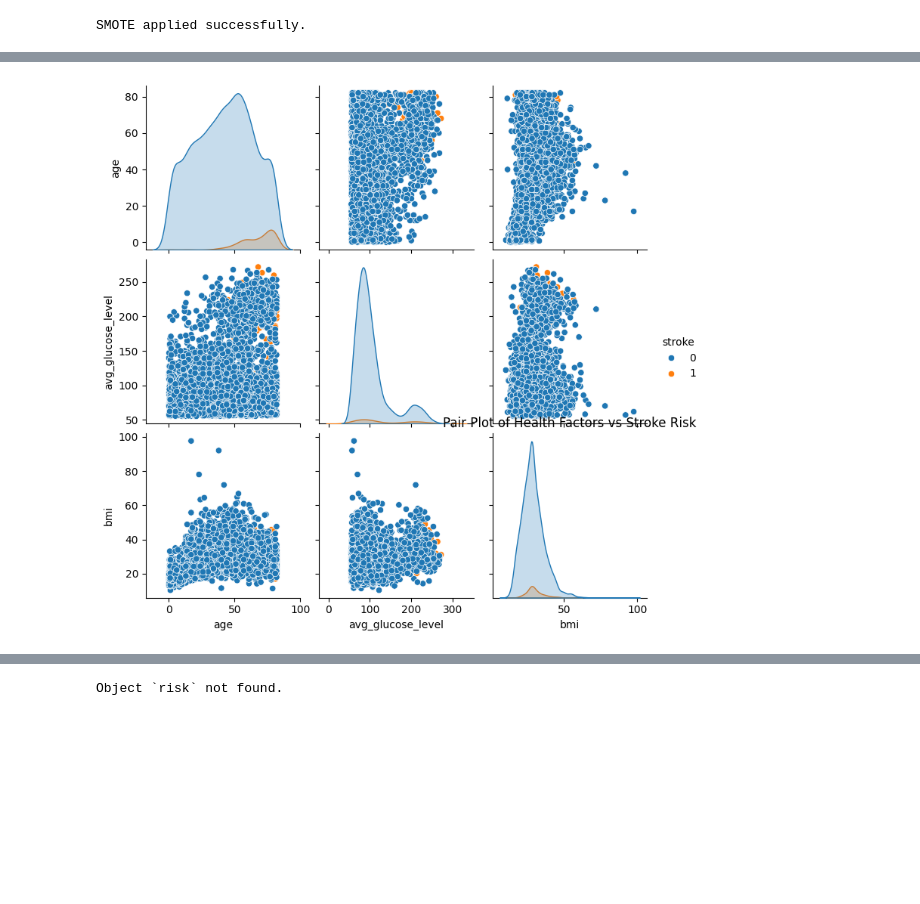
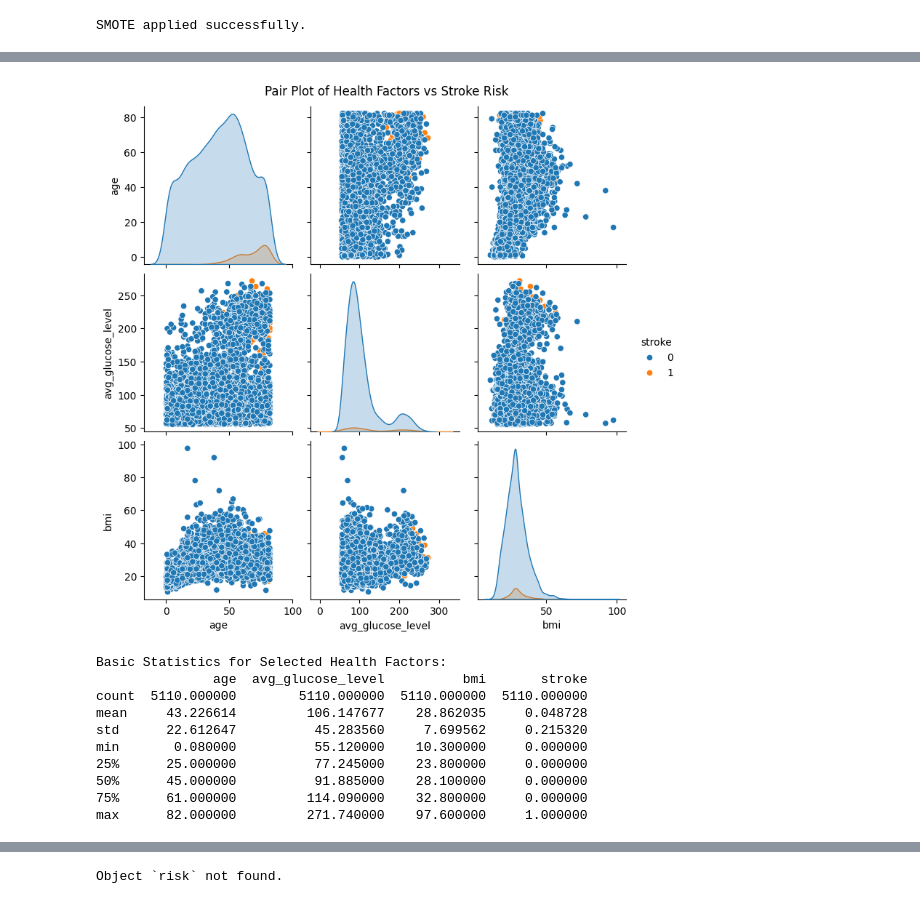
Before and after one commit to janetrodtx/stroke-risk-prediction, a Jupyter notebook: janet.ipynb, the cells around one changed output, grey strips where cells are left out. Saved outputs shown, nothing was run; the diff lists cells and outputs as text; code cells hidden in the pictures; blank space fills up the shorter version.

```diff
--- a/janet.ipynb
+++ b/janet.ipynb
@@ -501,8 +524,28 @@ plt.savefig("correlation_heatmap_stroke_risk.png", dpi=300, bbox_inches='tight')
 # %%
 2. How do health and lifestyle factors interact to influence stroke risk?
 # %%
-sns.pairplot(data, hue='stroke', vars=['age', 'avg_glucose_level', 'bmi'])
-plt.title("Pair Plot of Health Factors vs Stroke Risk")
+# Create a pairplot
+pair_plot = sns.pairplot(data, hue='stroke', vars=['age', 'avg_glucose_level', 'bmi'])
+pair_plot.fig.suptitle("Pair Plot of Health Factors vs Stroke Risk", y=1.02)  # Add title
+
+# Save the plot before showing it
+pair_plot.savefig("pairplot_stroke_risk.png", dpi=300, bbox_inches='tight')
+
+# Show the plot
 plt.show()
+
+# Print basic statistics for the variables being plotted
+print("Basic Statistics for Selected Health Factors:")
+print(data[['age', 'avg_glucose_level', 'bmi', 'stroke']].describe())
 # %% [output]
-[figure, old version]
+[figure, new version]
+Basic Statistics for Selected Health Factors:
+               age  avg_glucose_level          bmi       stroke
+count  5110.000000        5110.000000  5110.000000  5110.000000
+mean     43.226614         106.147677    28.862035     0.048728
+std      22.612647          45.283560     7.699562     0.215320
+min       0.080000          55.120000    10.300000     0.000000
+25%      25.000000          77.245000    23.800000     0.000000
+50%      45.000000          91.885000    28.100000     0.000000
+75%      61.000000         114.090000    32.800000     0.000000
+max      82.000000         271.740000    97.600000     1.000000
```
Also changed, not shown: parts of 7 cells of this notebook, 12 other files.
